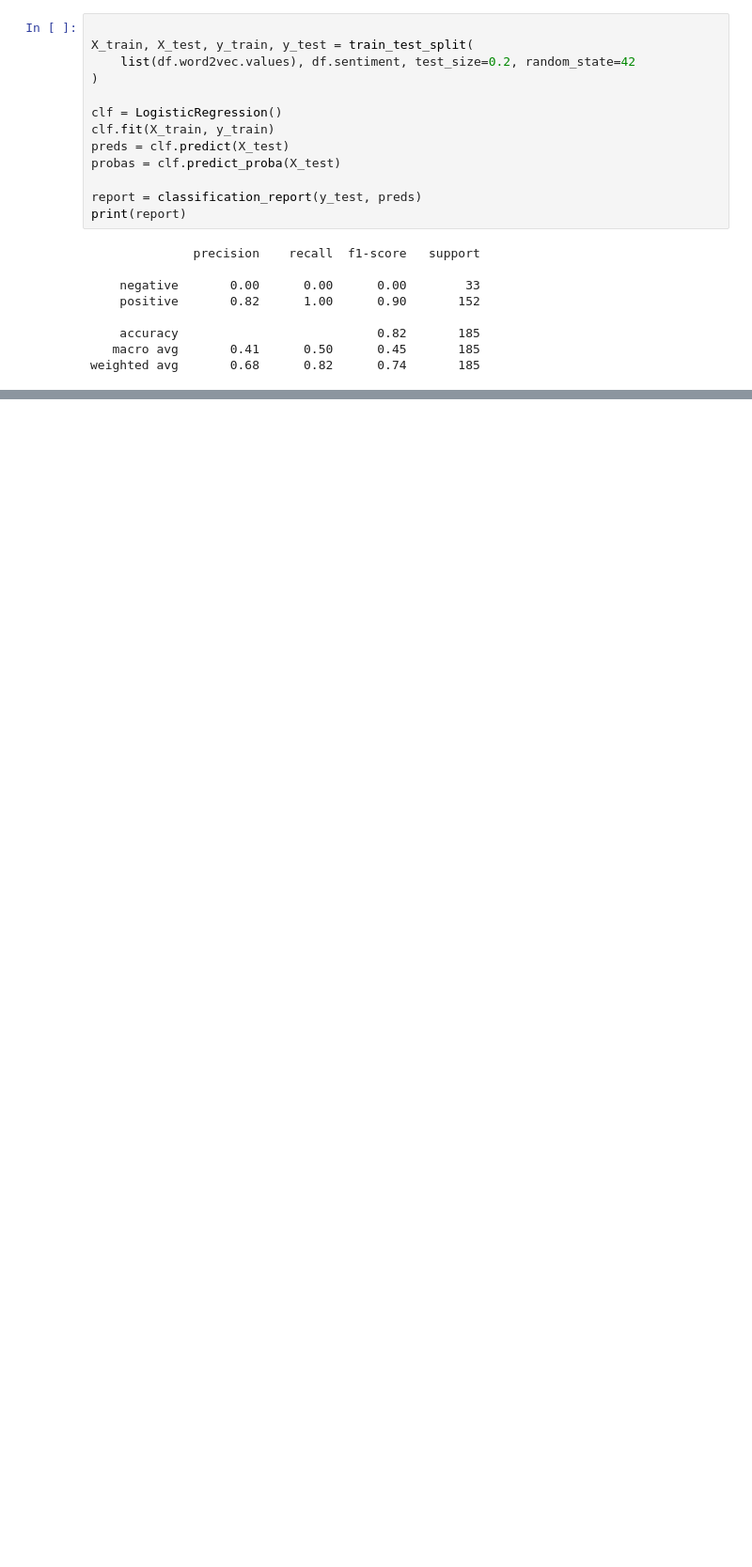
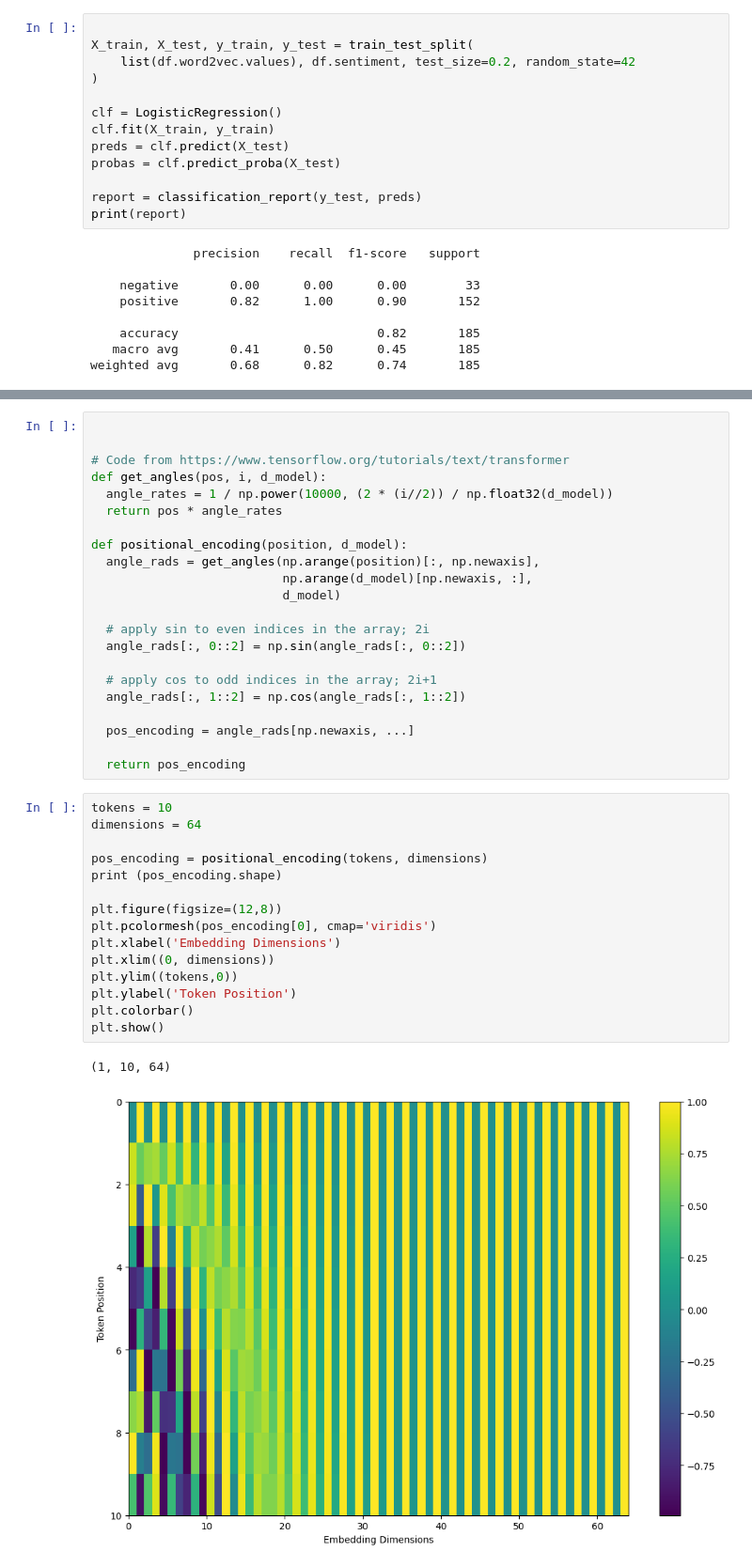
Before and after one commit to xuwenhao/mactalk-ai-course, a Jupyter notebook: week1.ipynb, the cells around one changed output, grey strips where cells are left out. Shown at 94% size. Cells and saved outputs as stored; diff of their text form; blank space fills up the shorter version.

Commit message:
add position encoding demo code

```diff
--- a/week1.ipynb
+++ b/week1.ipynb
@@ -708,0 +717,40 @@ weighted avg       0.68      0.82      0.74       185
+# %%
+
+
+# Code from https://www.tensorflow.org/tutorials/text/transformer
+def get_angles(pos, i, d_model):
+  angle_rates = 1 / np.power(10000, (2 * (i//2)) / np.float32(d_model))
+  return pos * angle_rates
+
+def positional_encoding(position, d_model):
+  angle_rads = get_angles(np.arange(position)[:, np.newaxis],
+                          np.arange(d_model)[np.newaxis, :],
+                          d_model)
+
+  # apply sin to even indices in the array; 2i
+  angle_rads[:, 0::2] = np.sin(angle_rads[:, 0::2])
+
+  # apply cos to odd indices in the array; 2i+1
+  angle_rads[:, 1::2] = np.cos(angle_rads[:, 1::2])
+
+  pos_encoding = angle_rads[np.newaxis, ...]
+
+  return pos_encoding
+# %%
+tokens = 10
+dimensions = 64
+
+pos_encoding = positional_encoding(tokens, dimensions)
+print (pos_encoding.shape)
+
+plt.figure(figsize=(12,8))
+plt.pcolormesh(pos_encoding[0], cmap='viridis')
+plt.xlabel('Embedding Dimensions')
+plt.xlim((0, dimensions))
+plt.ylim((tokens,0))
+plt.ylabel('Token Position')
+plt.colorbar()
+plt.show()
+# %% [output]
+(1, 10, 64)
+[figure, added]
```
Also changed, not shown: parts of 3 cells of this notebook.
